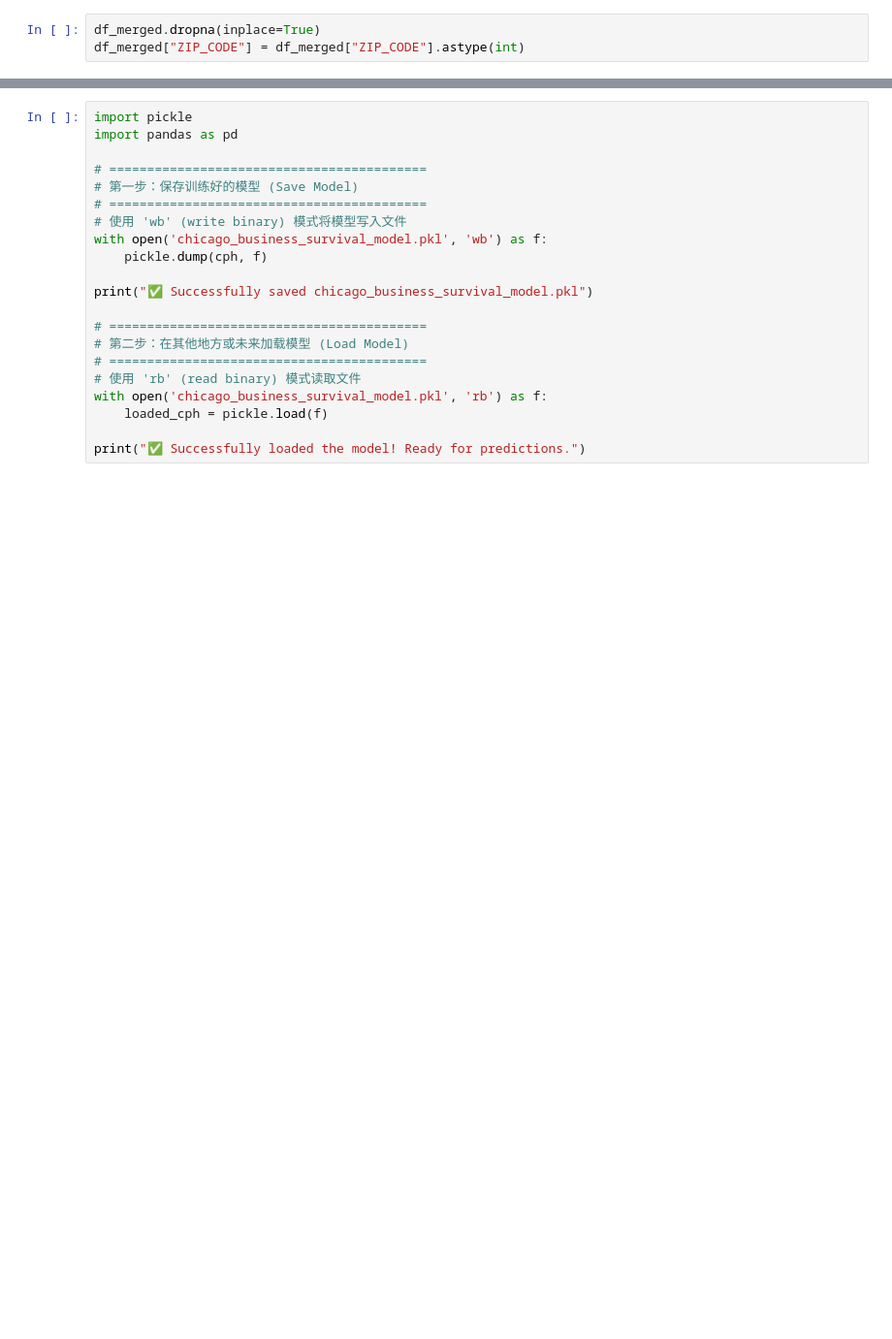
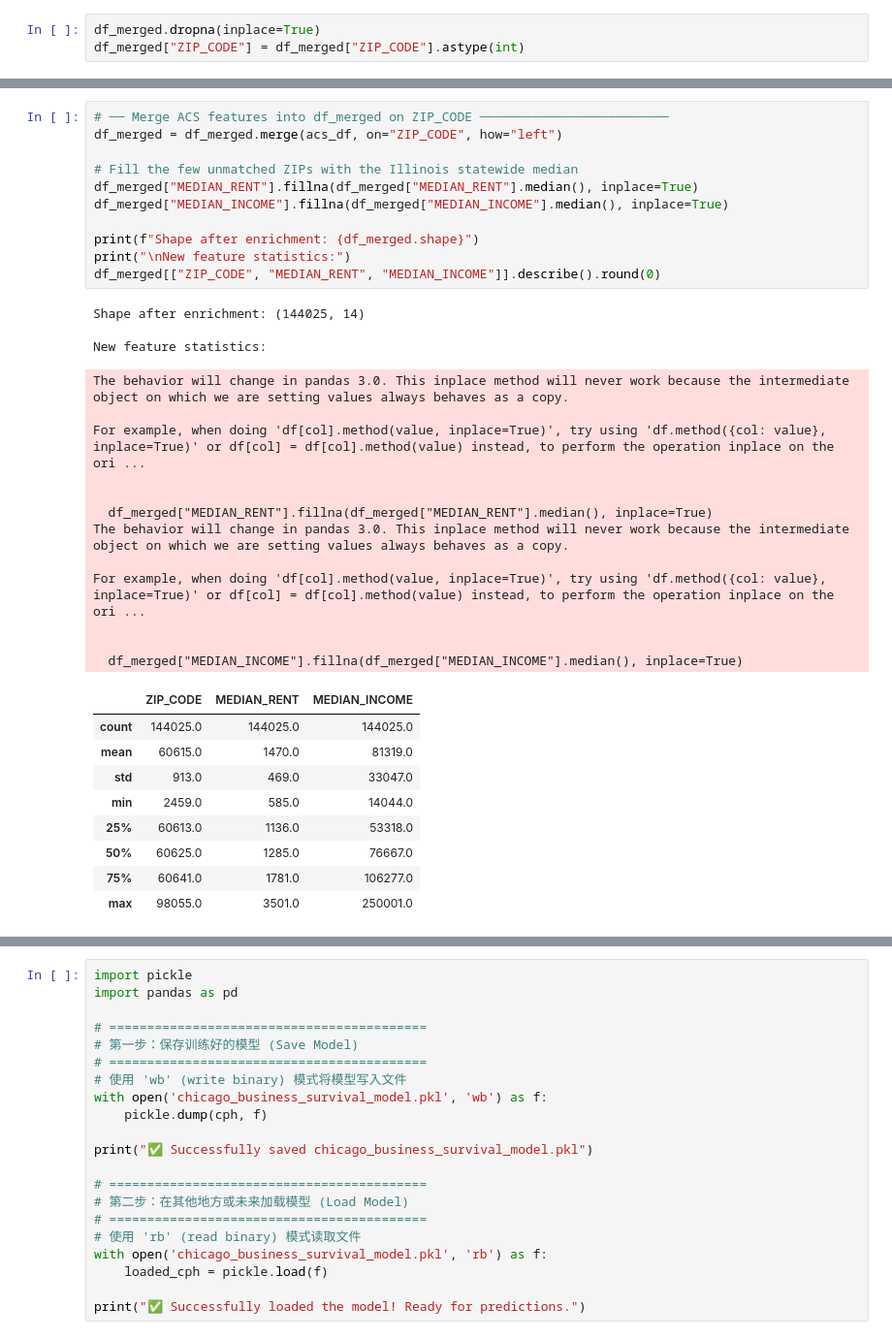
Before and after one commit to Stay332/Chicago-Bussiness-Longevity, a Jupyter notebook: data project - milestone 2-1.ipynb, the cells around one changed output, grey strips where cells are left out. Shown at 97% size. Saved outputs shown, nothing was run; the diff lists cells and outputs as text; blank space fills up the shorter version.

```diff
--- a/data project - milestone 2-1.ipynb
+++ b/data project - milestone 2-1.ipynb
@@ -198,0 +183,36 @@ plt.show()
+# %%
+# ── Merge ACS features into df_merged on ZIP_CODE ─────────────────────────
+df_merged = df_merged.merge(acs_df, on="ZIP_CODE", how="left")
+
+# Fill the few unmatched ZIPs with the Illinois statewide median
+df_merged["MEDIAN_RENT"].fillna(df_merged["MEDIAN_RENT"].median(), inplace=True)
+df_merged["MEDIAN_INCOME"].fillna(df_merged["MEDIAN_INCOME"].median(), inplace=True)
+
+print(f"Shape after enrichment: {df_merged.shape}")
+print("\nNew feature statistics:")
+df_merged[["ZIP_CODE", "MEDIAN_RENT", "MEDIAN_INCOME"]].describe().round(0)
+# %% [output]
+Shape after enrichment: (144025, 14)
+
+New feature statistics:
+The behavior will change in pandas 3.0. This inplace method will never work because the intermediate object on which we are setting values always behaves as a copy.
+
+For example, when doing 'df[col].method(value, inplace=True)', try using 'df.method({col: value}, inplace=True)' or df[col] = df[col].method(value) instead, to perform the operation inplace on the ori ...
+
+
+  df_merged["MEDIAN_RENT"].fillna(df_merged["MEDIAN_RENT"].median(), inplace=True)
+The behavior will change in pandas 3.0. This inplace method will never work because the intermediate object on which we are setting values always behaves as a copy.
+
+For example, when doing 'df[col].method(value, inplace=True)', try using 'df.method({col: value}, inplace=True)' or df[col] = df[col].method(value) instead, to perform the operation inplace on the ori ...
+
+
+  df_merged["MEDIAN_INCOME"].fillna(df_merged["MEDIAN_INCOME"].median(), inplace=True)
+|  | ZIP_CODE | MEDIAN_RENT | MEDIAN_INCOME |
+| count | 144025.0 | 144025.0 | 144025.0 |
+| mean | 60615.0 | 1470.0 | 81319.0 |
+| std | 913.0 | 469.0 | 33047.0 |
+| min | 2459.0 | 585.0 | 14044.0 |
+| 25% | 60613.0 | 1136.0 | 53318.0 |
+| 50% | 60625.0 | 1285.0 | 76667.0 |
+| 75% | 60641.0 | 1781.0 | 106277.0 |
+| max | 98055.0 | 3501.0 | 250001.0 |
```
Also changed, not shown: parts of 15 cells of this notebook, 6 other files.
